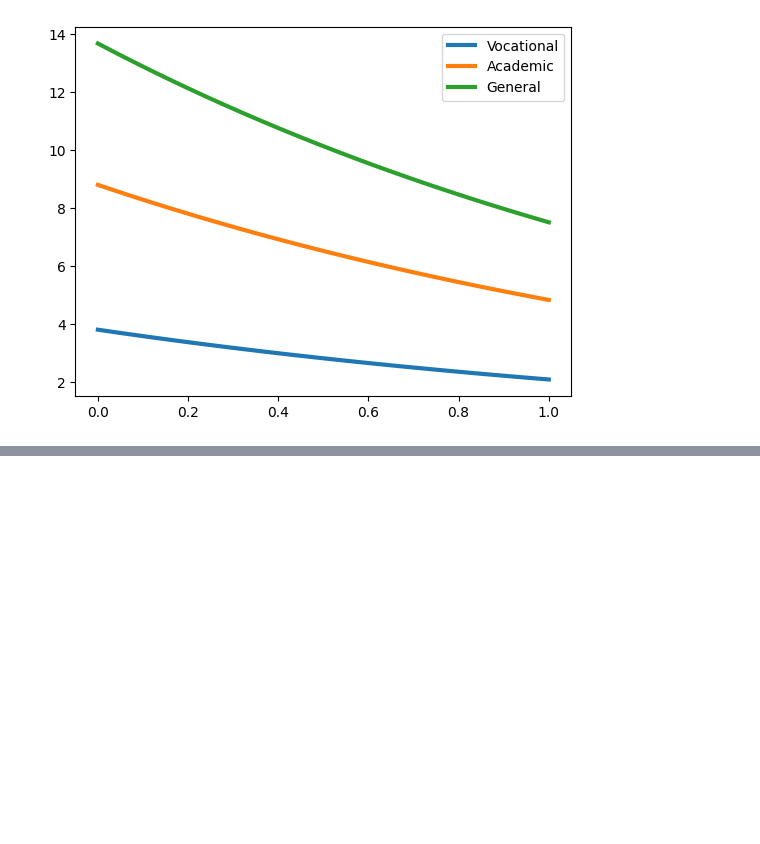
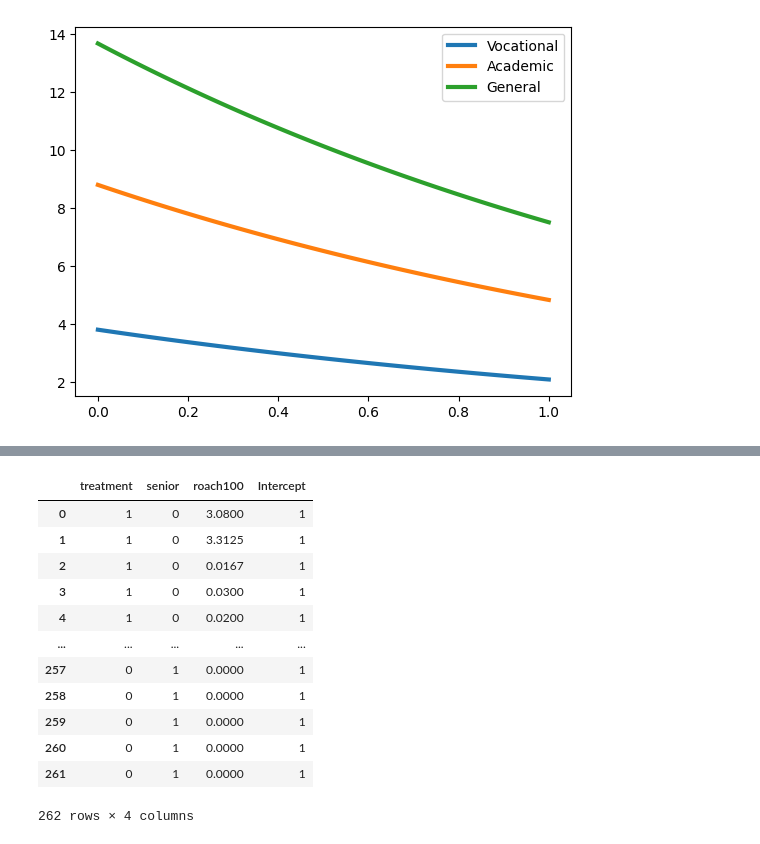
Before and after one commit to mgreenbe/DATA335W2025, a Jupyter notebook: code/count_regression.ipynb, the cells around one changed output, grey strips where cells are left out. Saved outputs shown, nothing was run; the diff lists cells and outputs as text; code cells hidden in the pictures; blank space fills up the shorter version.

```diff
--- a/code/count_regression.ipynb
+++ b/code/count_regression.ipynb
@@ -408,0 +461,23 @@ plt.show()
+# %%
+# roaches$roach100 <- roaches$roach1/100
+# fit_1 <- stan_glm(y ~ roach100 + treatment + senior
+
+y = df["y"]
+X = df[["treatment", "senior"]].copy()
+X["roach100"] = df["roach1"] / 100
+X["Intercept"] = 1
+X
+# %% [output]
+|  | treatment | senior | roach100 | Intercept |
+| 0 | 1 | 0 | 3.0800 | 1 |
+| 1 | 1 | 0 | 3.3125 | 1 |
+| 2 | 1 | 0 | 0.0167 | 1 |
+| 3 | 1 | 0 | 0.0300 | 1 |
+| 4 | 1 | 0 | 0.0200 | 1 |
+| ... | ... | ... | ... | ... |
+| 257 | 0 | 1 | 0.0000 | 1 |
+| 258 | 0 | 1 | 0.0000 | 1 |
+| 259 | 0 | 1 | 0.0000 | 1 |
+| 260 | 0 | 1 | 0.0000 | 1 |
+| 261 | 0 | 1 | 0.0000 | 1 |
+262 rows × 4 columns
```
Also changed, not shown: parts of 8 cells of this notebook, 1 other file.
